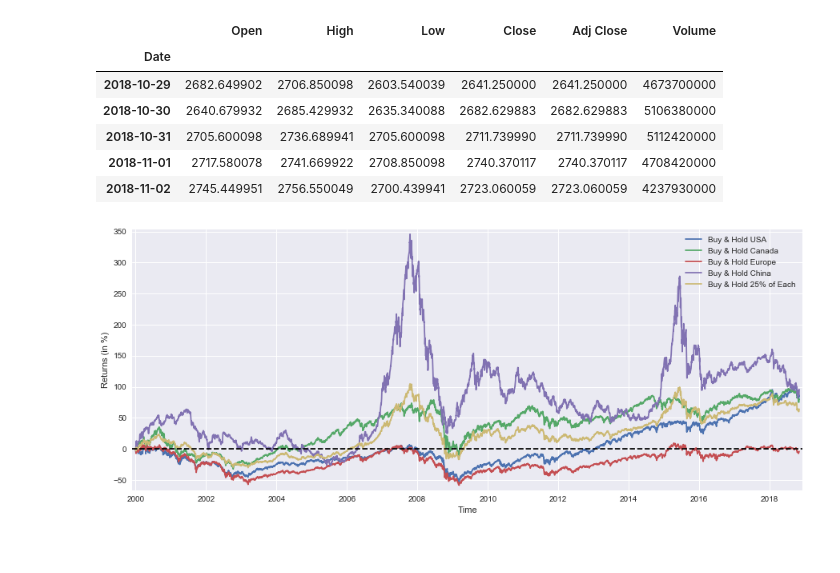
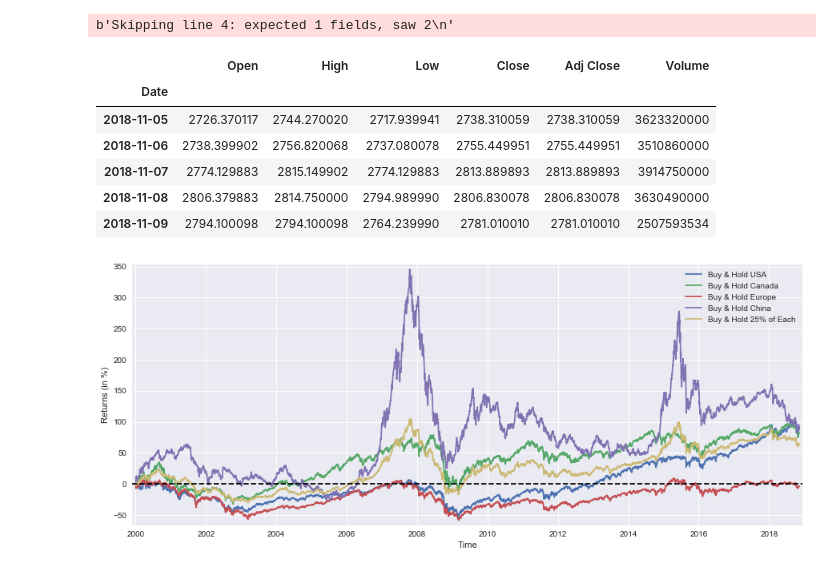
Before and after one commit to LongOnly/Quantitative-Notebooks, a Jupyter notebook: GeographicDiversification.ipynb, the cells around one changed output. Drawn from its saved outputs; the diff is of its cells as text; code cells hidden in the pictures.

```diff
--- a/GeographicDiversification.ipynb
+++ b/GeographicDiversification.ipynb
@@ -19,39 +19,40 @@ def getdata(tickers,start,end,frequency):
     res = requests.get('https://finance.yahoo.com/quote/SPY/history')
     cookie = res.cookies['B']
     pattern = re.compile('.*"CrumbStore":\{"crumb":"(?P<crumb>[^"]+)"\}')
     for line in res.text.splitlines():
         m = pattern.match(line)
         if m is not None:
             crumb = m.groupdict()['crumb']
     for ticker in tickers:
         url_str = "https://query1.finance.yahoo.com/v7/finance/download/%s"
         url_str += "?period1=%s&period2=%s&interval=%s&events=history&crumb=%s"
         url = url_str % (ticker, start, end, frequency, crumb)
         res = requests.get(url, cookies={'B': cookie}).text
         OHLC[ticker] = pd.read_csv(io.StringIO(res), index_col=0,
                                    error_bad_lines=False).replace('null', np.nan).dropna()
         OHLC[ticker].index = pd.to_datetime(OHLC[ticker].index)
         OHLC[ticker] = OHLC[ticker].apply(pd.to_numeric)
     return OHLC
 
 tickers = ['%5EGSPTSE','%5EGSPC','%5ESTOXX','000001.SS']
 
 data = None
 while data is None:
     try:
-        data = getdata(tickers,'946610000','1541224000','1d')
+        data = getdata(tickers,'946610000','1541808000','1d')
     except:
          pass
 
 data['%5EGSPC'].tail()
 # %% [output]
+b'Skipping line 4: expected 1 fields, saw 2\n'
 |  | Open | High | Low | Close | Adj Close | Volume |
 | Date |  |  |  |  |  |  |
-| 2018-10-29 | 2682.649902 | 2706.850098 | 2603.540039 | 2641.250000 | 2641.250000 | 4673700000 |
-| 2018-10-30 | 2640.679932 | 2685.429932 | 2635.340088 | 2682.629883 | 2682.629883 | 5106380000 |
-| 2018-10-31 | 2705.600098 | 2736.689941 | 2705.600098 | 2711.739990 | 2711.739990 | 5112420000 |
-| 2018-11-01 | 2717.580078 | 2741.669922 | 2708.850098 | 2740.370117 | 2740.370117 | 4708420000 |
-| 2018-11-02 | 2745.449951 | 2756.550049 | 2700.439941 | 2723.060059 | 2723.060059 | 4237930000 |
+| 2018-11-05 | 2726.370117 | 2744.270020 | 2717.939941 | 2738.310059 | 2738.310059 | 3623320000 |
+| 2018-11-06 | 2738.399902 | 2756.820068 | 2737.080078 | 2755.449951 | 2755.449951 | 3510860000 |
+| 2018-11-07 | 2774.129883 | 2815.149902 | 2774.129883 | 2813.889893 | 2813.889893 | 3914750000 |
+| 2018-11-08 | 2806.379883 | 2814.750000 | 2794.989990 | 2806.830078 | 2806.830078 | 3630490000 |
+| 2018-11-09 | 2794.100098 | 2794.100098 | 2764.239990 | 2781.010010 | 2781.010010 | 2507593534 |
 # %%
 boughtSP = float(data['%5EGSPC']['Adj Close'][:1])
 soldSP = data['%5EGSPC']['Adj Close']
```
Also changed, not shown: parts of 2 cells of this notebook, 3 other files.
